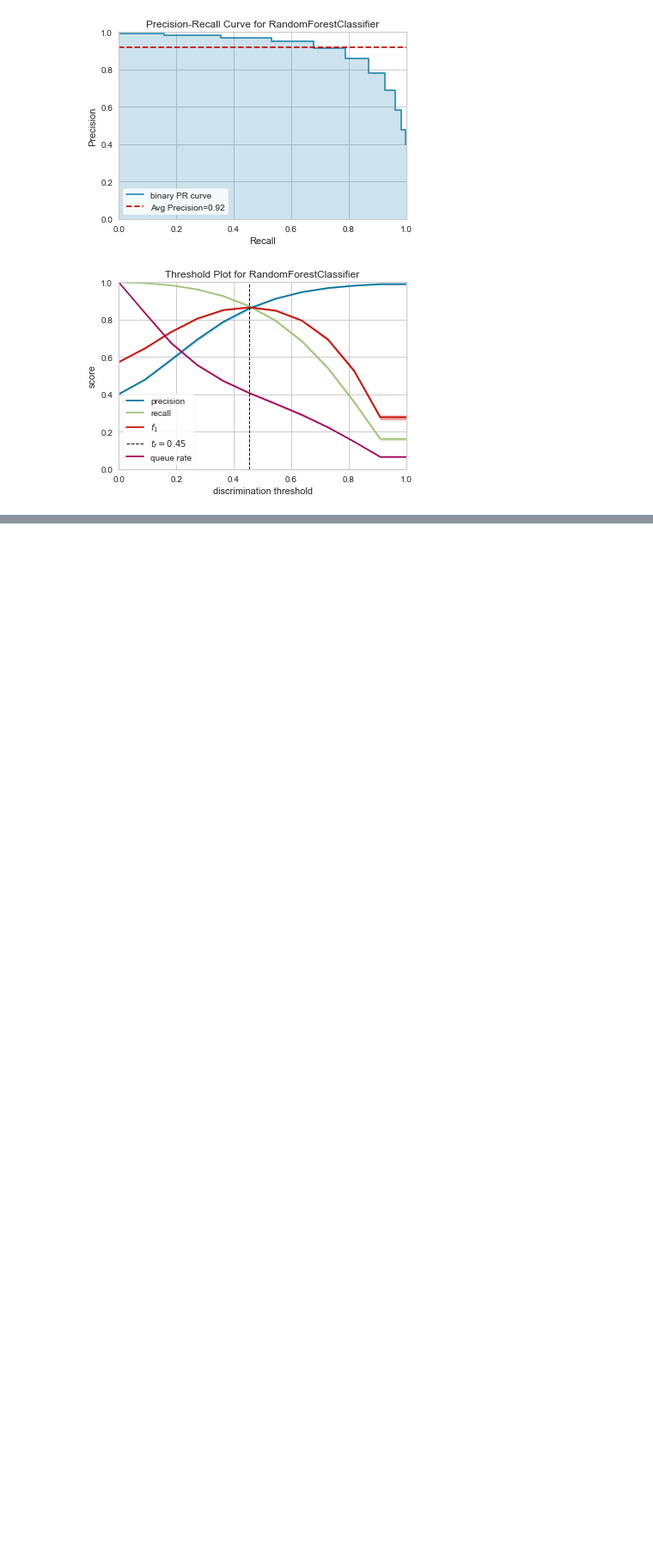
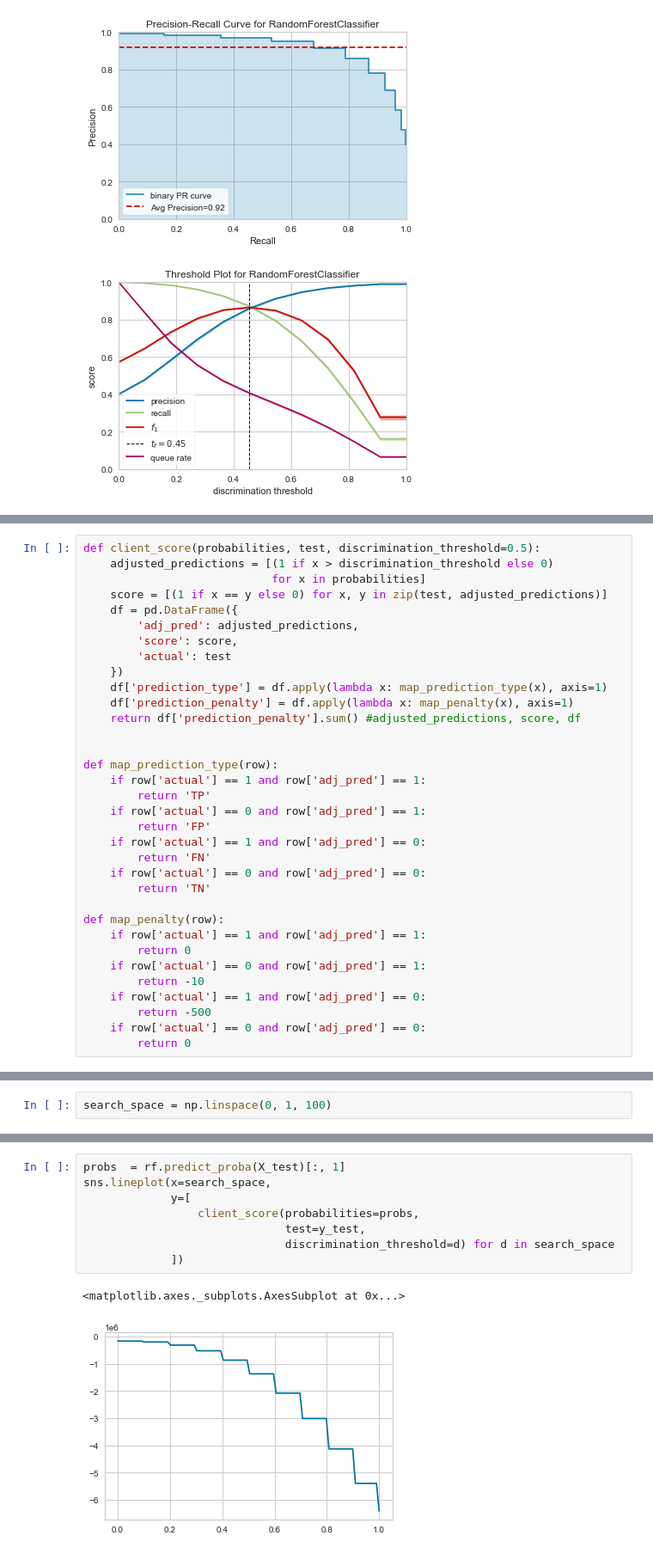
Before and after one commit to sterlingbeason/MSDS-7333-QTW, a Jupyter notebook: Final/QTW-Final_SK.ipynb, the cells around one changed output, grey strips where cells are left out. Shown at 86% size. Saved outputs shown, nothing was run; the diff lists cells and outputs as text; blank space fills up the shorter version.

```diff
--- a/Final/QTW-Final_SK.ipynb
+++ b/Final/QTW-Final_SK.ipynb
@@ -933,0 +944,34 @@ GaussianNB?
+# %%
+def client_score(probabilities, test, discrimination_threshold=0.5):
+    adjusted_predictions = [(1 if x > discrimination_threshold else 0)
+                            for x in probabilities]
+    score = [(1 if x == y else 0) for x, y in zip(test, adjusted_predictions)]
+    df = pd.DataFrame({
+        'adj_pred': adjusted_predictions,
+        'score': score,
+        'actual': test
+    })
+    df['prediction_type'] = df.apply(lambda x: map_prediction_type(x), axis=1)
+    df['prediction_penalty'] = df.apply(lambda x: map_penalty(x), axis=1)
+    return df['prediction_penalty'].sum() #adjusted_predictions, score, df
+
+
+def map_prediction_type(row):
+    if row['actual'] == 1 and row['adj_pred'] == 1:
+        return 'TP'
+    if row['actual'] == 0 and row['adj_pred'] == 1:
+        return 'FP'
+    if row['actual'] == 1 and row['adj_pred'] == 0:
+        return 'FN'
+    if row['actual'] == 0 and row['adj_pred'] == 0:
+        return 'TN'
+
+def map_penalty(row):
+    if row['actual'] == 1 and row['adj_pred'] == 1:
+        return 0
+    if row['actual'] == 0 and row['adj_pred'] == 1:
+        return -10
+    if row['actual'] == 1 and row['adj_pred'] == 0:
+        return -500
+    if row['actual'] == 0 and row['adj_pred'] == 0:
+        return 0
@@ -933,0 +1010,2 @@ GaussianNB?
+# %%
+search_space = np.linspace(0, 1, 100)
@@ -933,0 +1016,11 @@ GaussianNB?
+# %%
+probs  = rf.predict_proba(X_test)[:, 1]
+sns.lineplot(x=search_space,
+             y=[
+                 client_score(probabilities=probs,
+                              test=y_test,
+                              discrimination_threshold=d) for d in search_space
+             ])
+# %% [output]
+<matplotlib.axes._subplots.AxesSubplot at 0x...>
+[figure, added]
```
Also changed, not shown: parts of 19 cells of this notebook.
